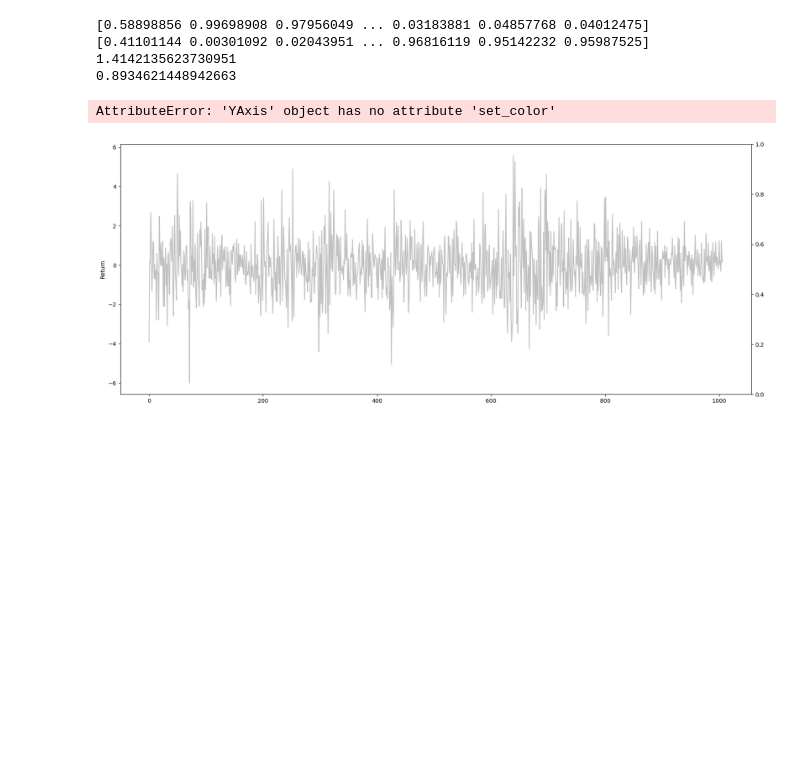
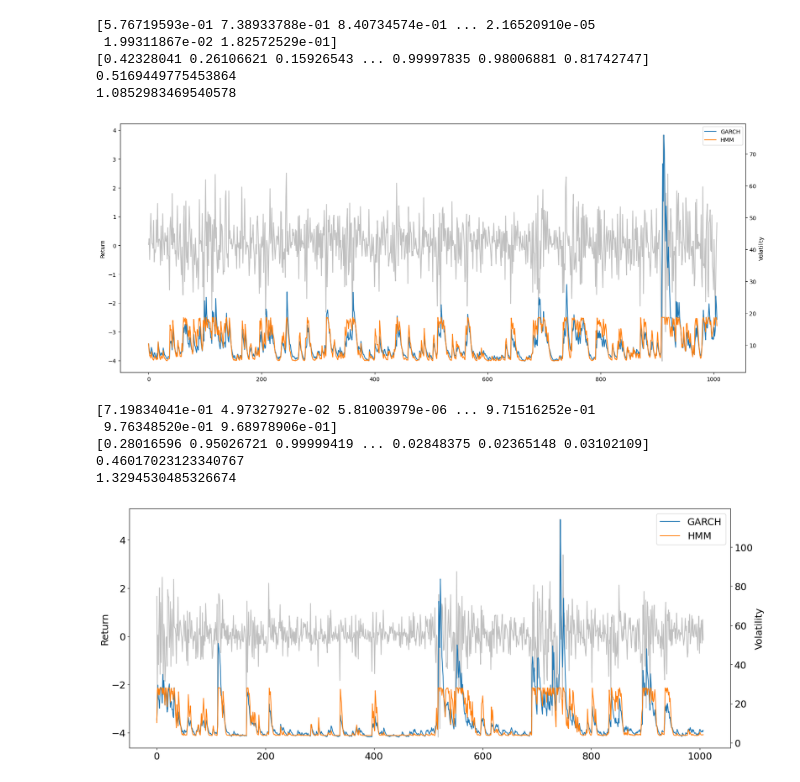
Before and after one commit to Damnsky100/RSDC, a Jupyter notebook: Results.ipynb, the cells around one changed output. Cells and saved outputs as stored; diff of their text form; code cells hidden in the pictures; blank space fills up the shorter version.

```diff
--- a/Results.ipynb
+++ b/Results.ipynb
@@ -94,17 +97,23 @@ def plot(returns):
 #plot(ret2016,pfilt2016)
 # %%
 
-plot(ret2000)
-plot(ret2004)
-plot(ret2008)
+#plot(ret2000)
+#plot(ret2004)
+#plot(ret2008)
 plot(ret2012)
 plot(ret2016)
 # %% [output]
-[0.58898856 0.99698908 0.97956049 ... 0.03183881 0.04857768 0.04012475]
-[0.41101144 0.00301092 0.02043951 ... 0.96816119 0.95142232 0.95987525]
-1.4142135623730951
-0.8934621448942663
+[5.76719593e-01 7.38933788e-01 8.40734574e-01 ... 2.16520910e-05
+ 1.99311867e-02 1.82572529e-01]
+[0.42328041 0.26106621 0.15926543 ... 0.99997835 0.98006881 0.81742747]
+0.5169449775453864
+1.0852983469540578
+[figure, new version]
-AttributeError: 'YAxis' object has no attribute 'set_color'
+[7.19834041e-01 4.97327927e-02 5.81003979e-06 ... 9.71516252e-01
+ 9.76348520e-01 9.68978906e-01]
+[0.28016596 0.95026721 0.99999419 ... 0.02848375 0.02365148 0.03102109]
+0.46017023123340767
+1.3294530485326674
-[figure, old version]
+[figure, added]
 # %%
 
```
Also changed, not shown: parts of 2 cells of this notebook, 4 other files.
